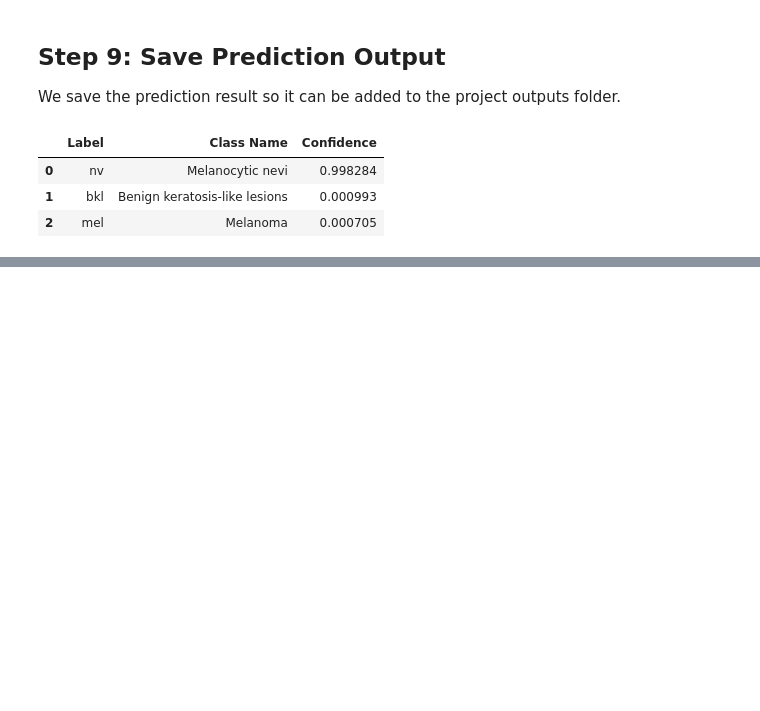
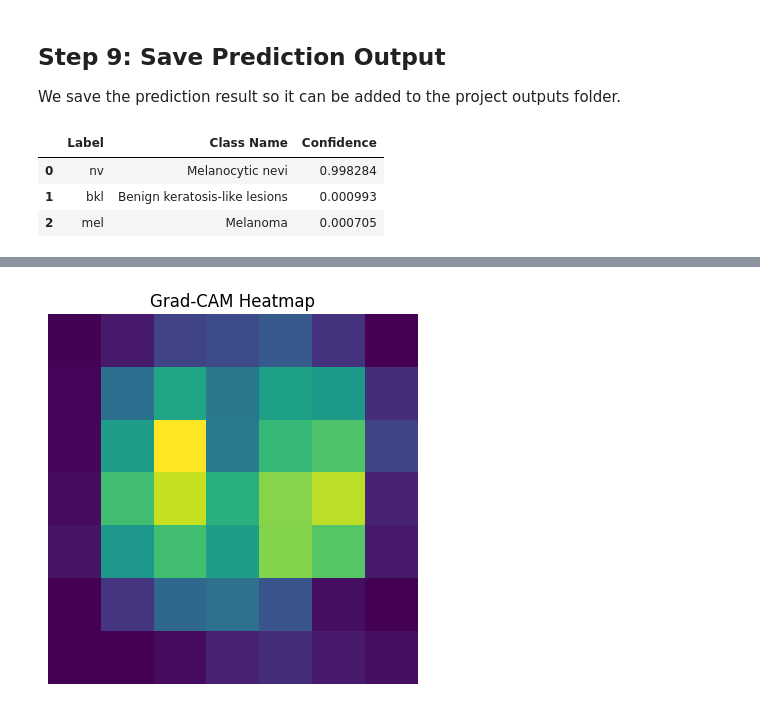
Before and after one commit to rinviriti/AI-ML-Learning-Journey, a Jupyter notebook: 12_capstone_projects/01_SkinGuard_XAI/SkinGuard_XAI_Inference.ipynb, the cells around one changed output, grey strips where cells are left out. Drawn from its saved outputs; the diff is of its cells as text; code cells hidden in the pictures; blank space fills up the shorter version.

Commit message:
Add Grad-CAM explainability to SkinGuard XAI inference

```diff
--- a/12_capstone_projects/01_SkinGuard_XAI/SkinGuard_XAI_Inference.ipynb
+++ b/12_capstone_projects/01_SkinGuard_XAI/SkinGuard_XAI_Inference.ipynb
@@ -308,0 +380,5 @@ prediction_df
+# %%
+for layer in reversed(model.layers):
+    if len(layer.output.shape) == 4:
+        print("Last convolution layer:", layer.name)
+        break
@@ -308,0 +387,13 @@ prediction_df
+# %%
+base_model = None
+
+for layer in model.layers:
+    if "mobilenet" in layer.name.lower():
+        base_model = layer
+        print("Found base model:", layer.name)
+
+for layer in reversed(base_model.layers):
+    if len(layer.output.shape) == 4:
+        last_conv_layer_name = layer.name
+        print("Last conv layer inside MobileNetV2:", last_conv_layer_name)
+        break
@@ -308,0 +479,16 @@ prediction_df
+# %%
+original_image, resized_image, processed_image = preprocess_skin_image(test_image_path)
+
+heatmap = make_gradcam_heatmap_mobilenet(
+    processed_image,
+    model,
+    base_model,
+    last_conv_layer_name
+)
+
+plt.imshow(heatmap)
+plt.title("Grad-CAM Heatmap")
+plt.axis("off")
+plt.show()
+# %% [output]
+[figure, added]
```
Also changed, not shown: parts of 25 cells of this notebook.
